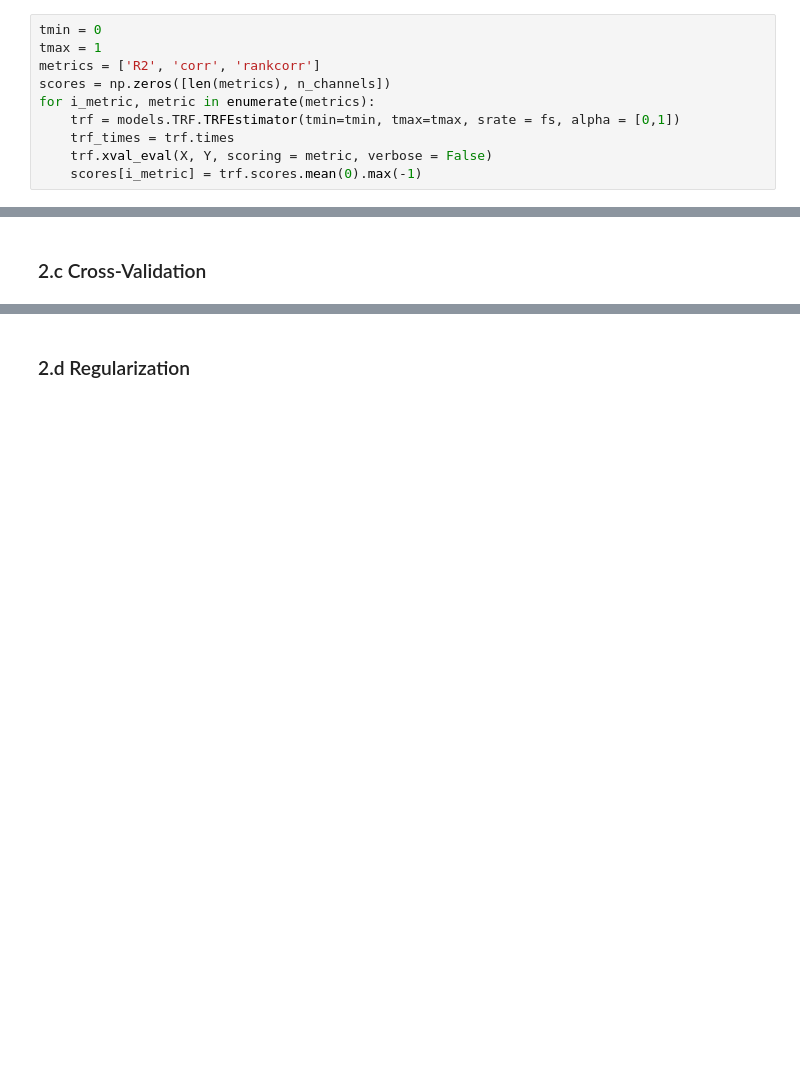
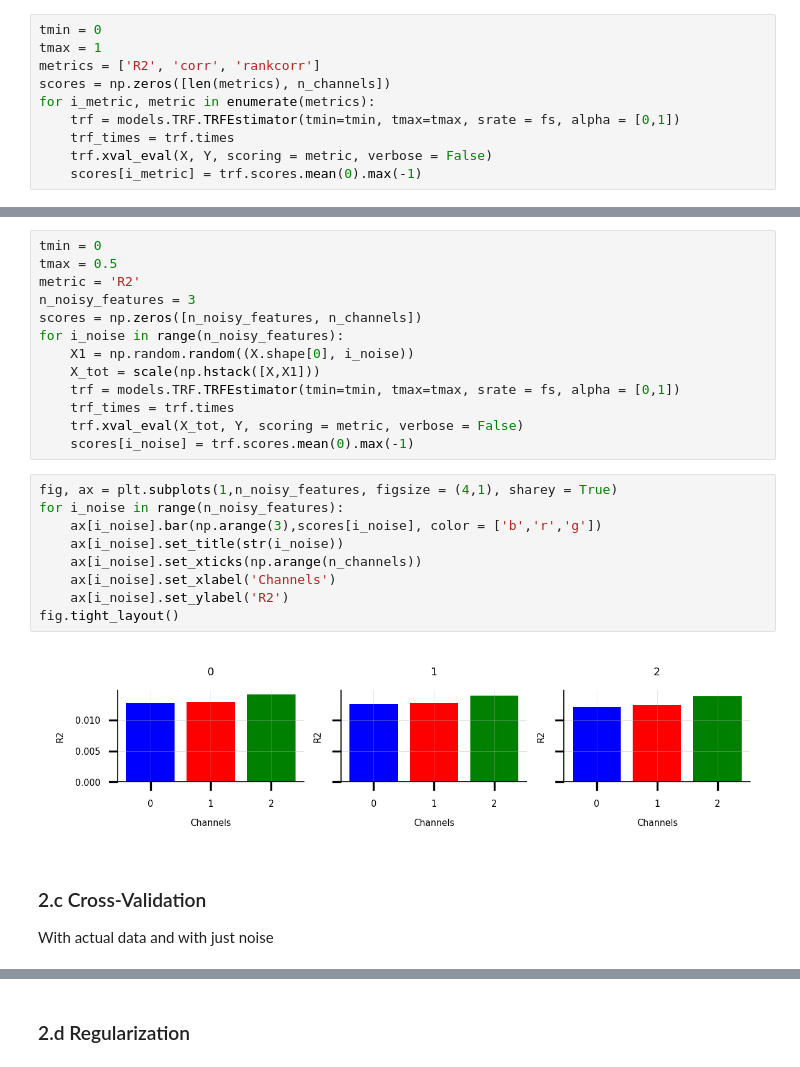
Before and after one commit to phg17/sPyEEG, a Jupyter notebook: Workshop_Caen.ipynb, the cells around one changed output, grey strips where cells are left out. Drawn from its saved outputs; the diff is of its cells as text; blank space fills up the shorter version.

```diff
--- a/Workshop_Caen.ipynb
+++ b/Workshop_Caen.ipynb
@@ -307,2 +299,28 @@ for i_metric in range(len(metrics)):
+# %%
+tmin = 0
+tmax = 0.5
+metric = 'R2'
+n_noisy_features = 3
+scores = np.zeros([n_noisy_features, n_channels])
+for i_noise in range(n_noisy_features):
+    X1 = np.random.random((X.shape[0], i_noise))
+    X_tot = scale(np.hstack([X,X1]))
+    trf = models.TRF.TRFEstimator(tmin=tmin, tmax=tmax, srate = fs, alpha = [0,1])
+    trf_times = trf.times
+    trf.xval_eval(X_tot, Y, scoring = metric, verbose = False)
+    scores[i_noise] = trf.scores.mean(0).max(-1)
+# %%
+fig, ax = plt.subplots(1,n_noisy_features, figsize = (4,1), sharey = True)
+for i_noise in range(n_noisy_features):
+    ax[i_noise].bar(np.arange(3),scores[i_noise], color = ['b','r','g'])
+    ax[i_noise].set_title(str(i_noise))
+    ax[i_noise].set_xticks(np.arange(n_channels))
+    ax[i_noise].set_xlabel('Channels')
+    ax[i_noise].set_ylabel('R2')
+fig.tight_layout()
+# %% [output]
+[figure, added]
 # %% [markdown]
 ### 2.c Cross-Validation
+
+With actual data and with just noise
```
Also changed, not shown: parts of 29 cells of this notebook, 3 other files.
